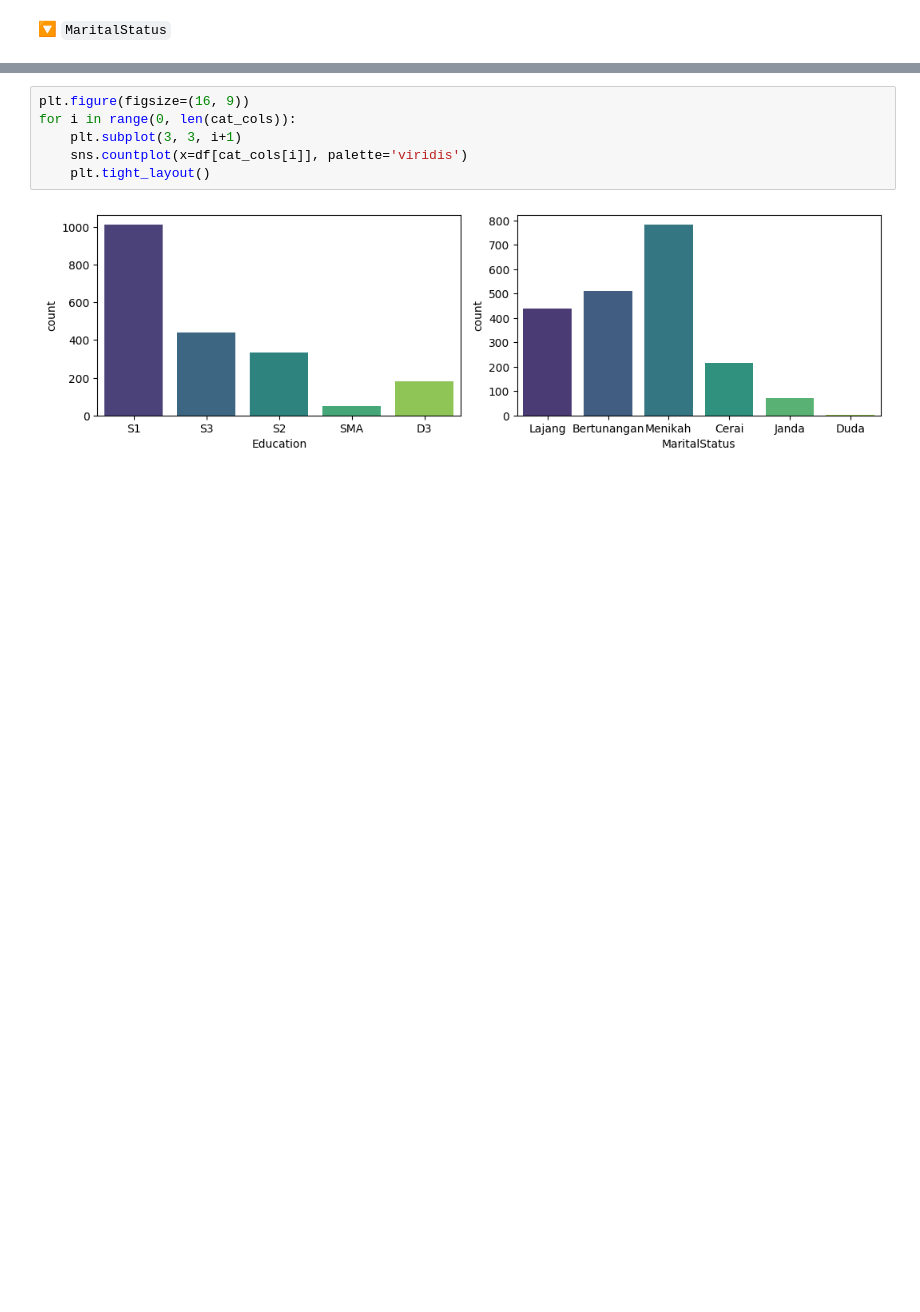
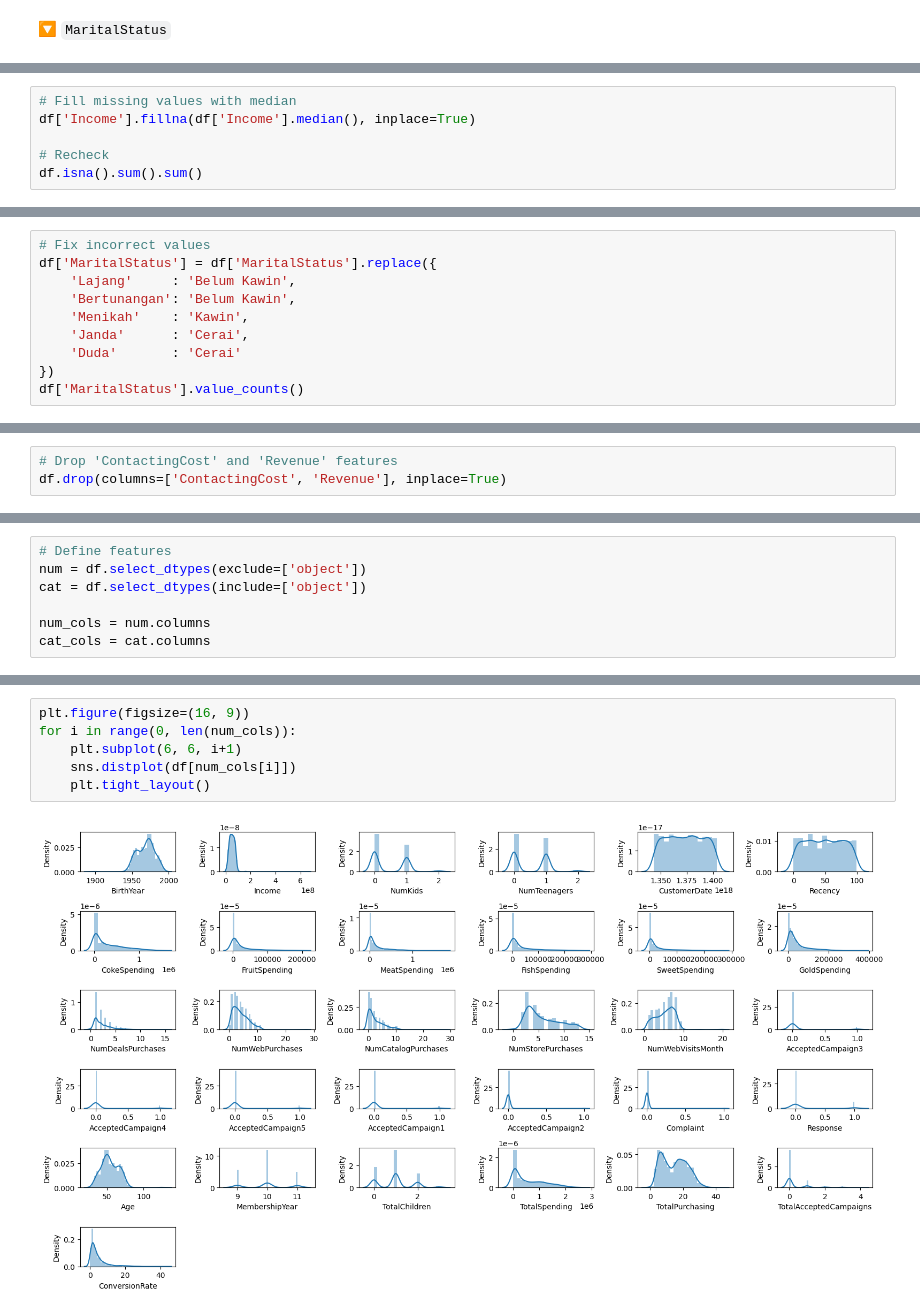
Before and after one commit to sabirinID/Predicting-Customer-Personality, a Jupyter notebook: Notebooks/marketing_campaign.ipynb, the cells around one changed output, grey strips where cells are left out. Saved outputs shown, nothing was run; the diff lists cells and outputs as text; blank space fills up the shorter version.

```diff
--- a/Notebooks/marketing_campaign.ipynb
+++ b/Notebooks/marketing_campaign.ipynb
@@ -464,0 +585,6 @@ Name: proportion, dtype: float64
+# %%
+# Fill missing values with median
+df['Income'].fillna(df['Income'].median(), inplace=True)
+
+# Recheck
+df.isna().sum().sum()
@@ -464,0 +689,10 @@ Name: proportion, dtype: float64
+# %%
+# Fix incorrect values
+df['MaritalStatus'] = df['MaritalStatus'].replace({
+    'Lajang'     : 'Belum Kawin',
+    'Bertunangan': 'Belum Kawin',
+    'Menikah'    : 'Kawin',
+    'Janda'      : 'Cerai',
+    'Duda'       : 'Cerai'
+})
+df['MaritalStatus'].value_counts()
@@ -464,0 +710,3 @@ Name: proportion, dtype: float64
+# %%
+# Drop 'ContactingCost' and 'Revenue' features
+df.drop(columns=['ContactingCost', 'Revenue'], inplace=True)
@@ -464,0 +731,7 @@ Name: proportion, dtype: float64
+# %%
+# Define features
+num = df.select_dtypes(exclude=['object'])
+cat = df.select_dtypes(include=['object'])
+
+num_cols = num.columns
+cat_cols = cat.columns
@@ -465,8 +766,8 @@ Name: proportion, dtype: float64
 # %%
 plt.figure(figsize=(16, 9))
-for i in range(0, len(cat_cols)):
-    plt.subplot(3, 3, i+1)
-    sns.countplot(x=df[cat_cols[i]], palette='viridis')
+for i in range(0, len(num_cols)):
+    plt.subplot(6, 6, i+1)
+    sns.distplot(df[num_cols[i]])
     plt.tight_layout()
 # %% [output]
-[figure, old version]
+[figure, new version]
```
Also changed, not shown: parts of 156 cells of this notebook.
